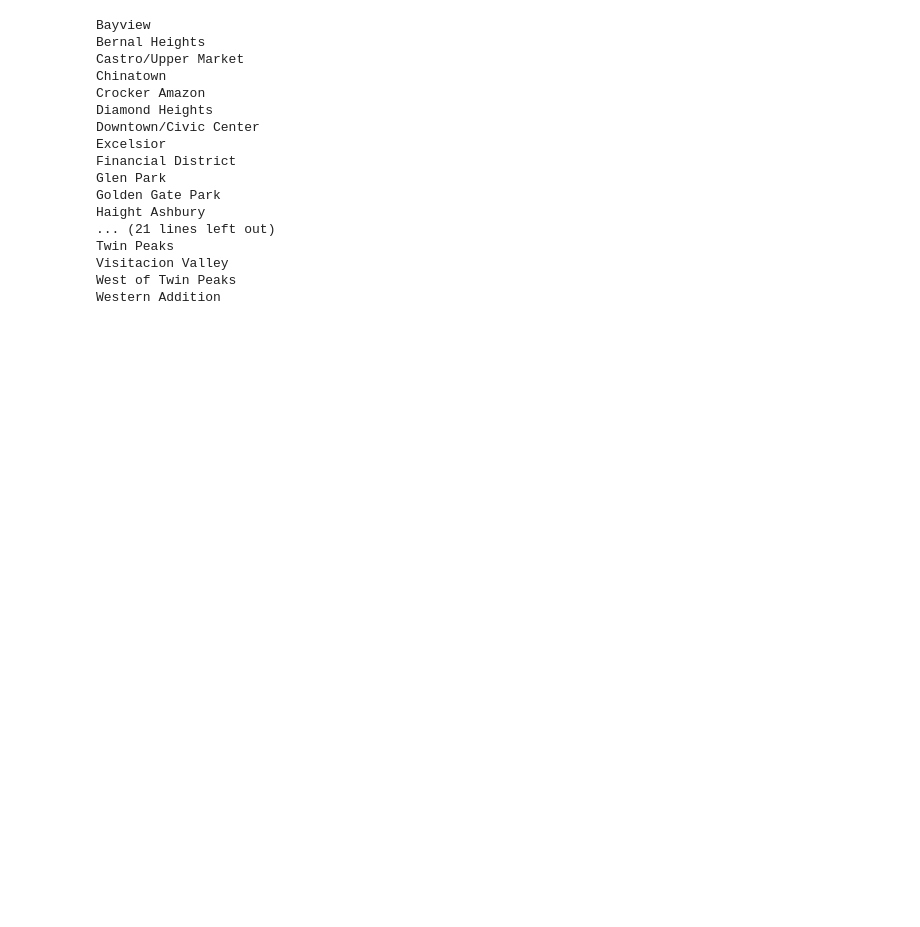
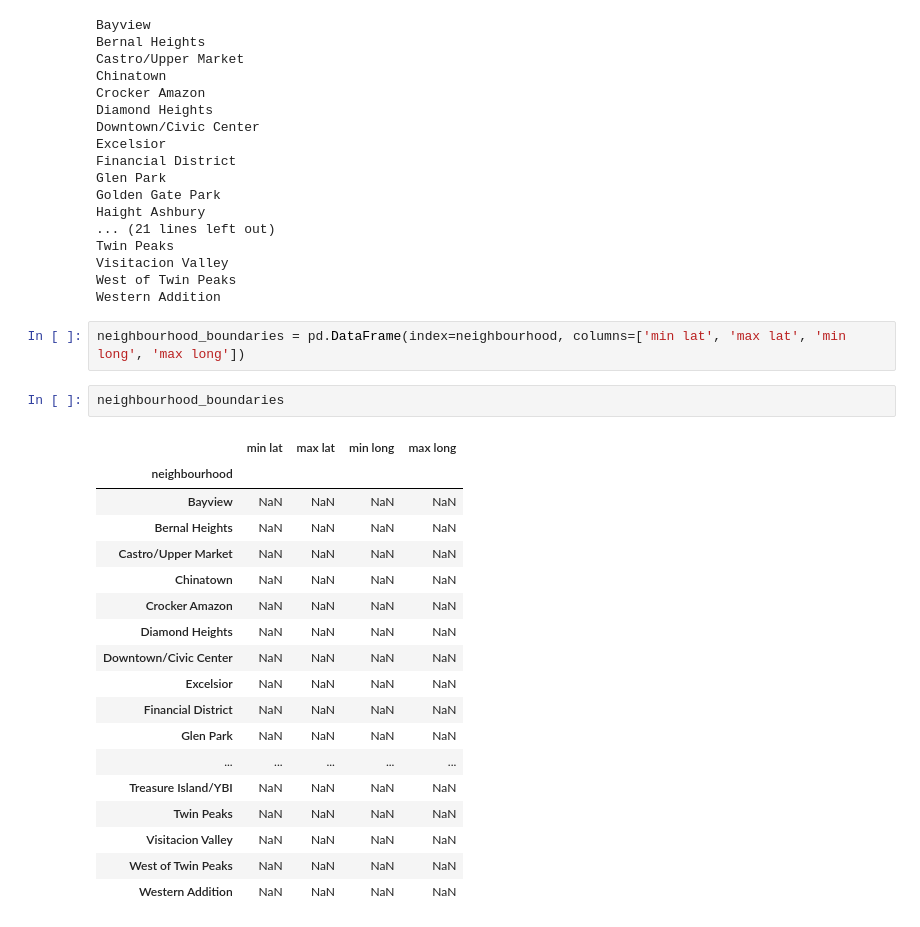
Before and after one commit to zhaoamy/Capital-One-Airbnb-challenge, a Jupyter notebook: airbnb-public-sep-2017/airbnb-sep-2017/Import Data.ipynb, the cells around one changed output. Saved outputs shown, nothing was run; the diff lists cells and outputs as text; blank space fills up the shorter version.

```diff
--- a/airbnb-public-sep-2017/airbnb-sep-2017/Import Data.ipynb
+++ b/airbnb-public-sep-2017/airbnb-sep-2017/Import Data.ipynb
@@ -167,3 +142,26 @@ Twin Peaks
 Visitacion Valley
 West of Twin Peaks
 Western Addition
+# %%
+neighbourhood_boundaries = pd.DataFrame(index=neighbourhood, columns=['min lat', 'max lat', 'min long', 'max long'])
+# %%
+neighbourhood_boundaries
+# %% [output]
+|  | min lat | max lat | min long | max long |
+| neighbourhood |  |  |  |  |
+| Bayview | NaN | NaN | NaN | NaN |
+| Bernal Heights | NaN | NaN | NaN | NaN |
+| Castro/Upper Market | NaN | NaN | NaN | NaN |
+| Chinatown | NaN | NaN | NaN | NaN |
+| Crocker Amazon | NaN | NaN | NaN | NaN |
+| Diamond Heights | NaN | NaN | NaN | NaN |
+| Downtown/Civic Center | NaN | NaN | NaN | NaN |
+| Excelsior | NaN | NaN | NaN | NaN |
+| Financial District | NaN | NaN | NaN | NaN |
+| Glen Park | NaN | NaN | NaN | NaN |
+| ... | ... | ... | ... | ... |
+| Treasure Island/YBI | NaN | NaN | NaN | NaN |
+| Twin Peaks | NaN | NaN | NaN | NaN |
+| Visitacion Valley | NaN | NaN | NaN | NaN |
+| West of Twin Peaks | NaN | NaN | NaN | NaN |
+| Western Addition | NaN | NaN | NaN | NaN |
```
Also changed, not shown: parts of 37 cells of this notebook, 47 other files.
